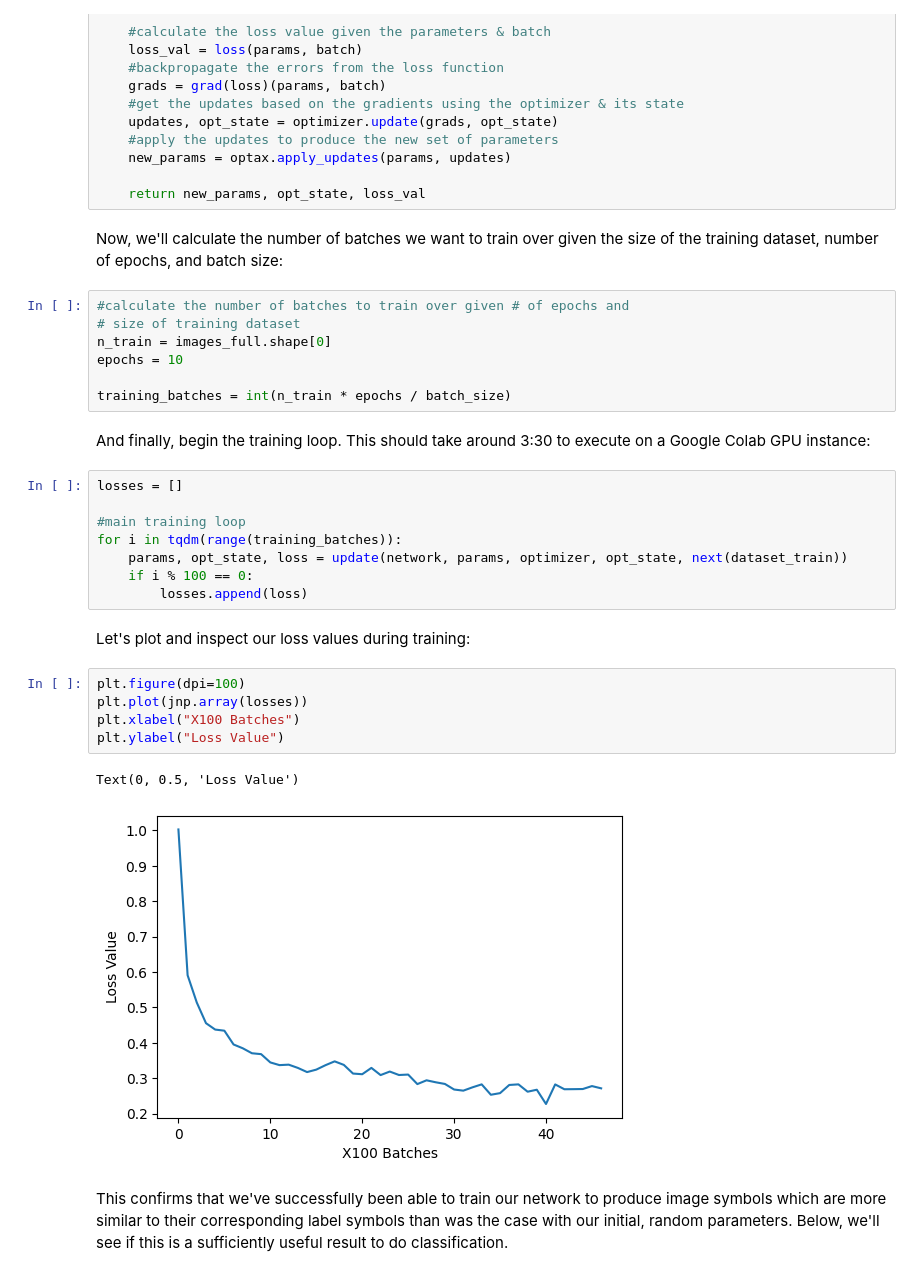
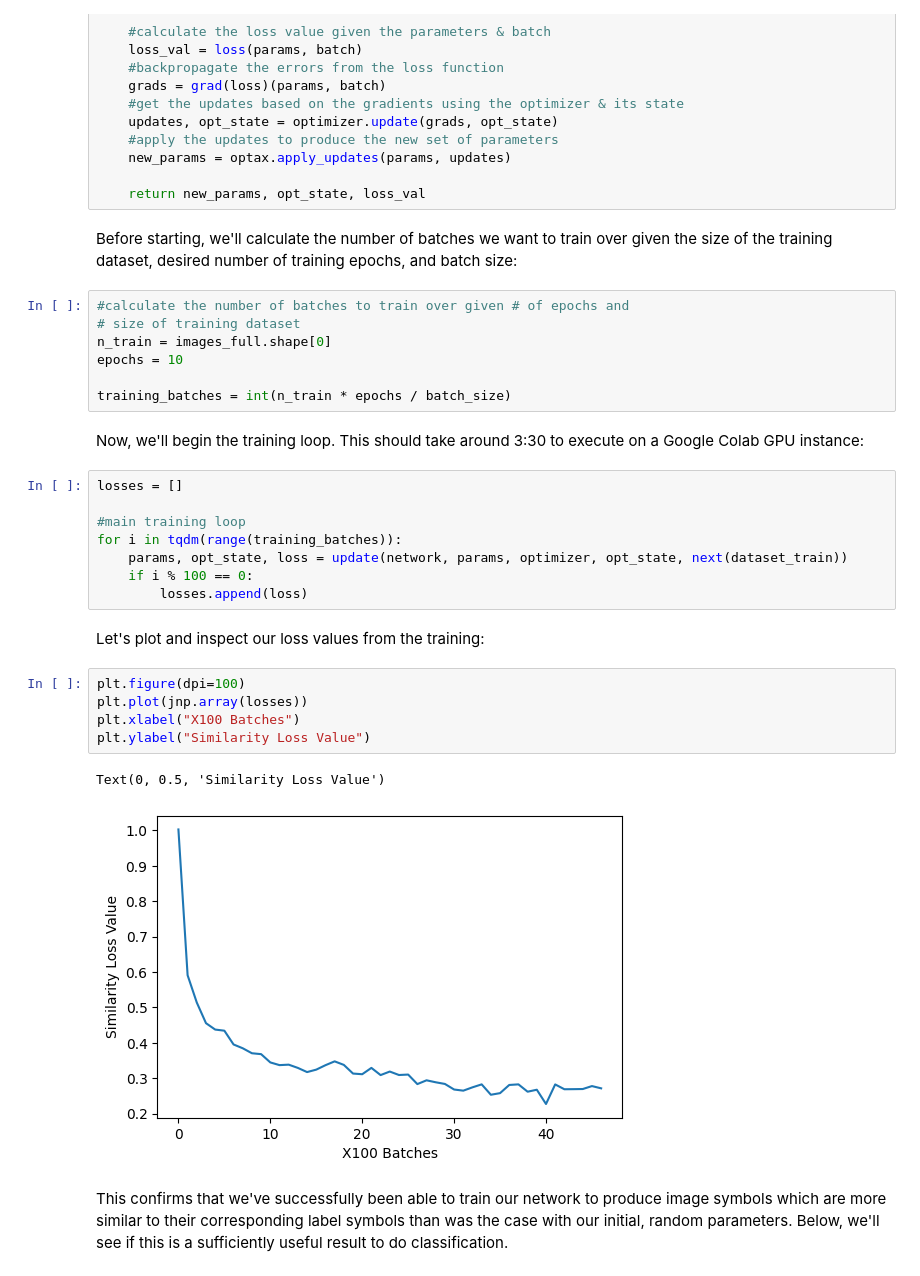
Before and after one commit to wilkieolin/VSA-notebooks, a Jupyter notebook: VSA_Introduction_4_Mapping.ipynb, the cells around one changed output. Cells and saved outputs as stored; diff of their text form.

```diff
--- a/VSA_Introduction_4_Mapping.ipynb
+++ b/VSA_Introduction_4_Mapping.ipynb
@@ -294,7 +298,7 @@ def update(net, params, optimizer, opt_state, batch):
 
     return new_params, opt_state, loss_val
 # %% [markdown]
-Now, we'll calculate the number of batches we want to train over given the size of the training dataset, number of epochs, and batch size:
+Before starting, we'll calculate the number of batches we want to train over given the size of the training dataset, desired number of training epochs, and batch size:
 # %%
 #calculate the number of batches to train over given # of epochs and
 # size of training dataset
@@ -303,7 +307,7 @@ epochs = 10
 
 training_batches = int(n_train * epochs / batch_size)
 # %% [markdown]
-And finally, begin the training loop. This should take around 3:30 to execute on a Google Colab GPU instance:
+Now, we'll begin the training loop. This should take around 3:30 to execute on a Google Colab GPU instance:
 # %%
 losses = []
 
@@ -313,15 +317,15 @@ for i in tqdm(range(training_batches)):
     if i % 100 == 0:
         losses.append(loss)
 # %% [markdown]
-Let's plot and inspect our loss values during training:
+Let's plot and inspect our loss values from the training:
 # %%
 plt.figure(dpi=100)
 plt.plot(jnp.array(losses))
 plt.xlabel("X100 Batches")
-plt.ylabel("Loss Value")
+plt.ylabel("Similarity Loss Value")
 # %% [output]
-Text(0, 0.5, 'Loss Value')
+Text(0, 0.5, 'Similarity Loss Value')
-[figure, old version]
+[figure, new version]
 # %% [markdown]
 This confirms that we've successfully been able to train our network to produce image symbols which are more similar to their corresponding label symbols than was the case with our initial, random parameters. Below, we'll see if this is a sufficiently useful result to do classification.
 # %% [markdown]
```
Also changed, not shown: parts of 31 cells of this notebook.
